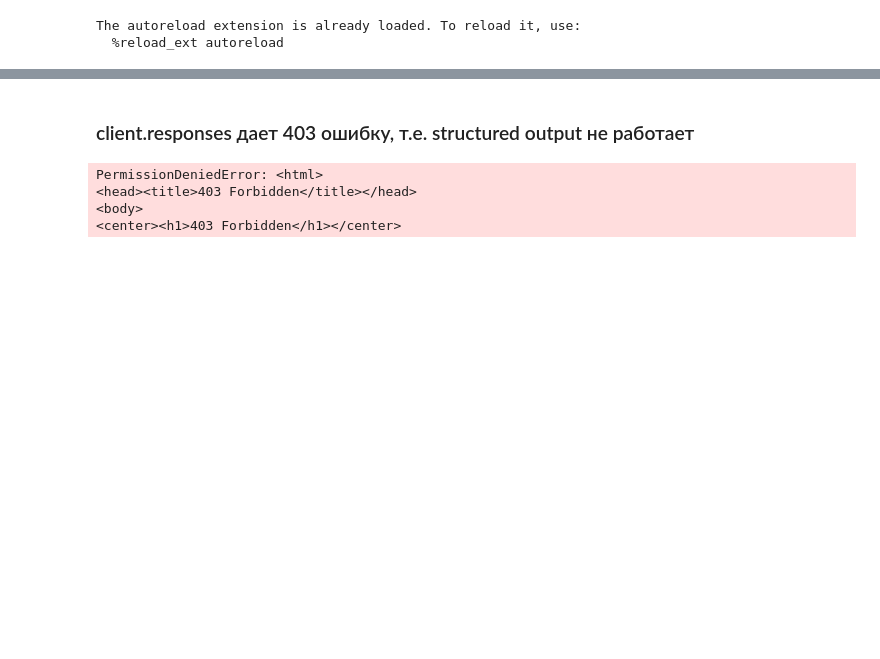
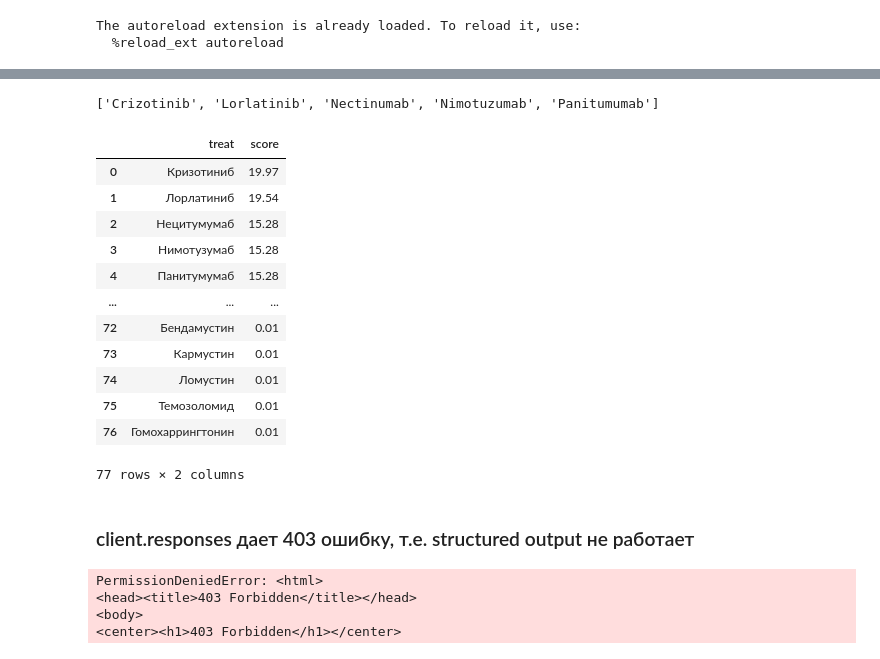
Before and after one commit to Mpkosh/TrialMind-SLR, a Jupyter notebook: draft.ipynb, the cells around one changed output, grey strips where cells are left out. Cells and saved outputs as stored; diff of their text form; code cells hidden in the pictures; blank space fills up the shorter version.

```diff
--- a/draft.ipynb
+++ b/draft.ipynb
@@ -87,0 +110,5 @@ response.choices[0].message.content
+# %%
+%%time
+file_path = "docs/CC_215_L00_DL_fusion_fixed_oncobox_ru.pdf"
+fin_condition,treatements_eng,df2 = extract.info_from_doc(file_path)
+fin_condition, len(treatements_eng)
@@ -88,3 +119,23 @@ response.choices[0].message.content
+# %%
+treatements_eng[:5]
+# %% [output]
+['Crizotinib', 'Lorlatinib', 'Nectinumab', 'Nimotuzumab', 'Panitumumab']
+# %%
+df2[df2.score>=0.01]
+# %% [output]
+|  | treat | score |
+| 0 | Кризотиниб | 19.97 |
+| 1 | Лорлатиниб | 19.54 |
+| 2 | Нецитумумаб | 15.28 |
+| 3 | Нимотузумаб | 15.28 |
+| 4 | Панитумумаб | 15.28 |
+| ... | ... | ... |
+| 72 | Бендамустин | 0.01 |
+| 73 | Кармустин | 0.01 |
+| 74 | Ломустин | 0.01 |
+| 75 | Темозоломид | 0.01 |
+| 76 | Гомохаррингтонин | 0.01 |
+77 rows × 2 columns
 # %% [markdown]
 ### client.responses дает 403 ошибку, т.е. structured output не работает
 # %%
```
Also changed, not shown: parts of 70 cells of this notebook, 20 other files.
